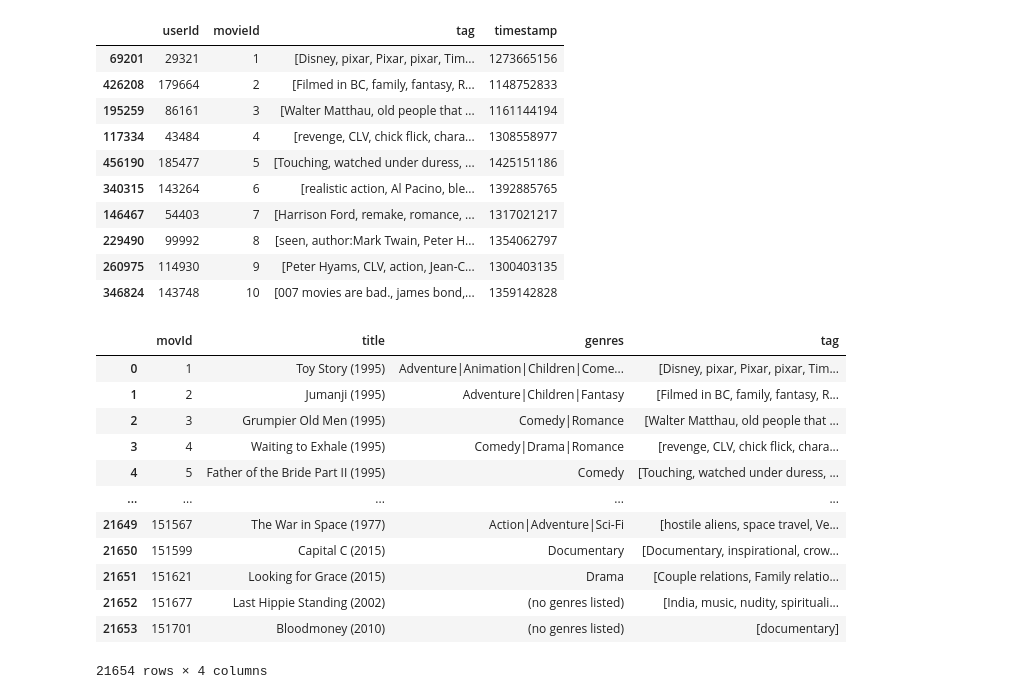
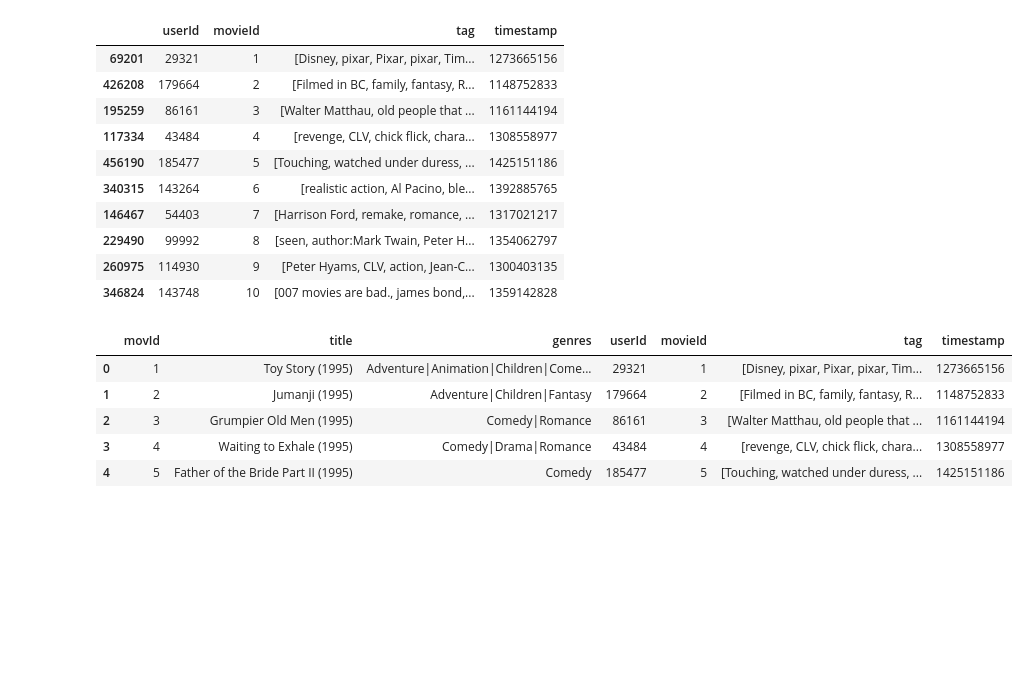
Before and after one commit to El-Wally/Movie-Recommender, a Jupyter notebook: MoviesRecommender.ipynb, the cells around one changed output. Cells and saved outputs as stored; diff of their text form; code cells hidden in the pictures; blank space fills up the shorter version.

```diff
--- a/MoviesRecommender.ipynb
+++ b/MoviesRecommender.ipynb
@@ -187,13 +186,14 @@ g,
 # %%
-import time
+"""depreciated, slower runtime than the later function"""
 
-start = time.time()
-for i in x:
-  df_1 = df1[df1['movieId'].values  == i]['tag']
-  entry= {'movieId':i,'tag':set(df_1)}
-  new_df=new_df.append(entry,ignore_index=True)
 
-new_df
-end = time.time()
-print(end - start)
+# start = time.time()
+# for i in x:
+#   df_1 = df1[df1['movieId'].values  == i]['tag']
+#   entry= {'movieId':i,'tag':set(df_1)}
+#   new_df=new_df.append(entry,ignore_index=True)
+
+# new_df
+# end = time.time()
+# print(end - start)
 # %% [output]
@@ -244,27 +244,18 @@ x
  1220,
  ...]
 # %%
-
-start = time.time()
 temp = 0
 for i in x:
-  #print(df1)
+
   dff1 = df1[df1['movieId'].values  == i]['tag']
-  #print(dff1)
   dff1=dff1.tolist()
-  #dff1 = list(dict.fromkeys(dff1))
- # print(i)
- # print(len(dff1))
+
   if(len(dff1)>0):
-
 
     df1.drop(df1.index[temp+1:temp+len(dff1)],inplace=True)
     df1['tag'].iloc[temp] = dff1
 
- # print(df1['tag'].iloc[temp])
   temp+=1
-end = time.time()
-print(end - start)
 # %% [output]
 A value is trying to be set on a copy of a slice from a DataFrame
 
@@ -288,19 +278,14 @@ df1.head(10)
 # %%
 df.rename(columns = {'movieId':'movId'},inplace = True)
 df = pd.merge(df,df1,left_on='movId',right_on='movieId')
+# %%
+df.head()
+# %% [output]
+|  | movId | title | genres | userId | movieId | tag | timestamp |
+| 0 | 1 | Toy Story (1995) | Adventure|Animation|Children|Come... | 29321 | 1 | [Disney, pixar, Pixar, pixar, Tim... | 1273665156 |
+| 1 | 2 | Jumanji (1995) | Adventure|Children|Fantasy | 179664 | 2 | [Filmed in BC, family, fantasy, R... | 1148752833 |
+| 2 | 3 | Grumpier Old Men (1995) | Comedy|Romance | 86161 | 3 | [Walter Matthau, old people that ... | 1161144194 |
+| 3 | 4 | Waiting to Exhale (1995) | Comedy|Drama|Romance | 43484 | 4 | [revenge, CLV, chick flick, chara... | 1308558977 |
+| 4 | 5 | Father of the Bride Part II (1995) | Comedy | 185477 | 5 | [Touching, watched under duress, ... | 1425151186 |
 # %%
-df.drop(['movieId','timestamp','userId'], axis=1)
+df = df.drop(['movieId','timestamp','userId'], axis=1)
-# %% [output]
-|  | movId | title | genres | tag |
-| 0 | 1 | Toy Story (1995) | Adventure|Animation|Children|Come... | [Disney, pixar, Pixar, pixar, Tim... |
-| 1 | 2 | Jumanji (1995) | Adventure|Children|Fantasy | [Filmed in BC, family, fantasy, R... |
-| 2 | 3 | Grumpier Old Men (1995) | Comedy|Romance | [Walter Matthau, old people that ... |
-| 3 | 4 | Waiting to Exhale (1995) | Comedy|Drama|Romance | [revenge, CLV, chick flick, chara... |
-| 4 | 5 | Father of the Bride Part II (1995) | Comedy | [Touching, watched under duress, ... |
-| ... | ... | ... | ... | ... |
-| 21649 | 151567 | The War in Space (1977) | Action|Adventure|Sci-Fi | [hostile aliens, space travel, Ve... |
-| 21650 | 151599 | Capital C (2015) | Documentary | [Documentary, inspirational, crow... |
-| 21651 | 151621 | Looking for Grace (2015) | Drama | [Couple relations, Family relatio... |
-| 21652 | 151677 | Last Hippie Standing (2002) | (no genres listed) | [India, music, nudity, spirituali... |
-| 21653 | 151701 | Bloodmoney (2010) | (no genres listed) | [documentary] |
-21654 rows × 4 columns
```
Also changed, not shown: parts of 21 cells of this notebook.
